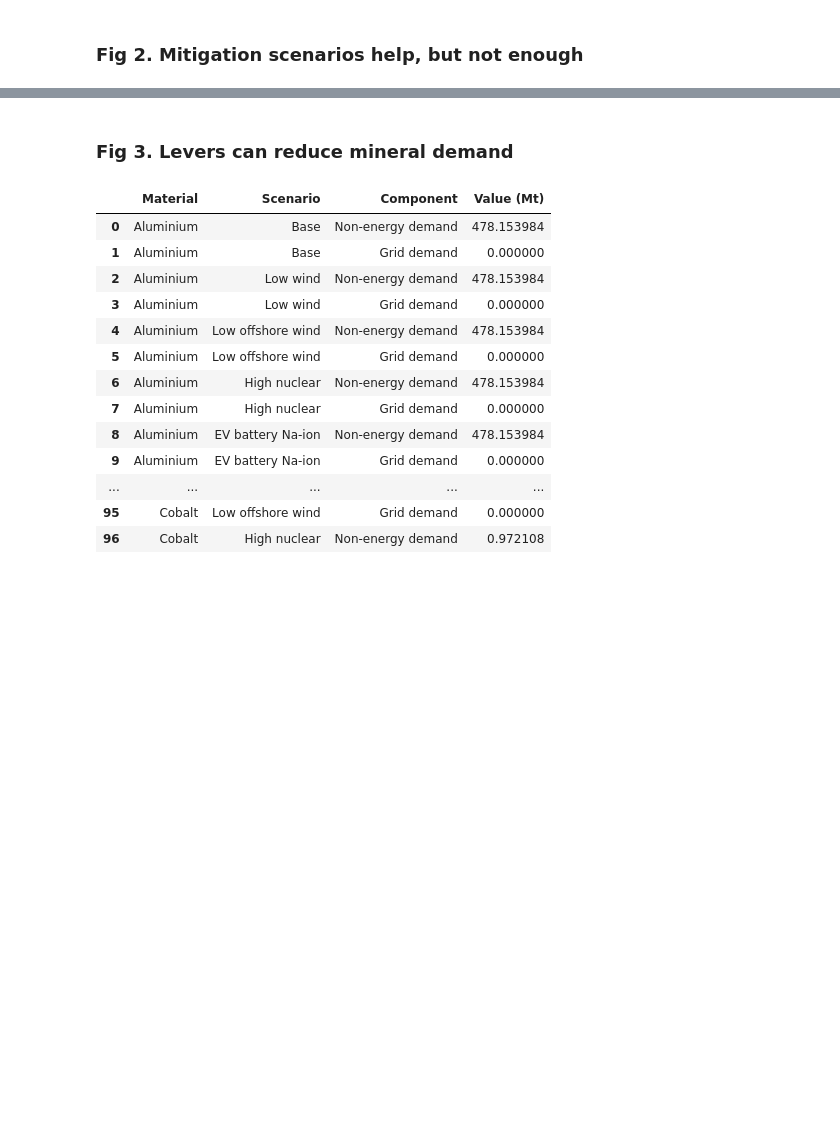
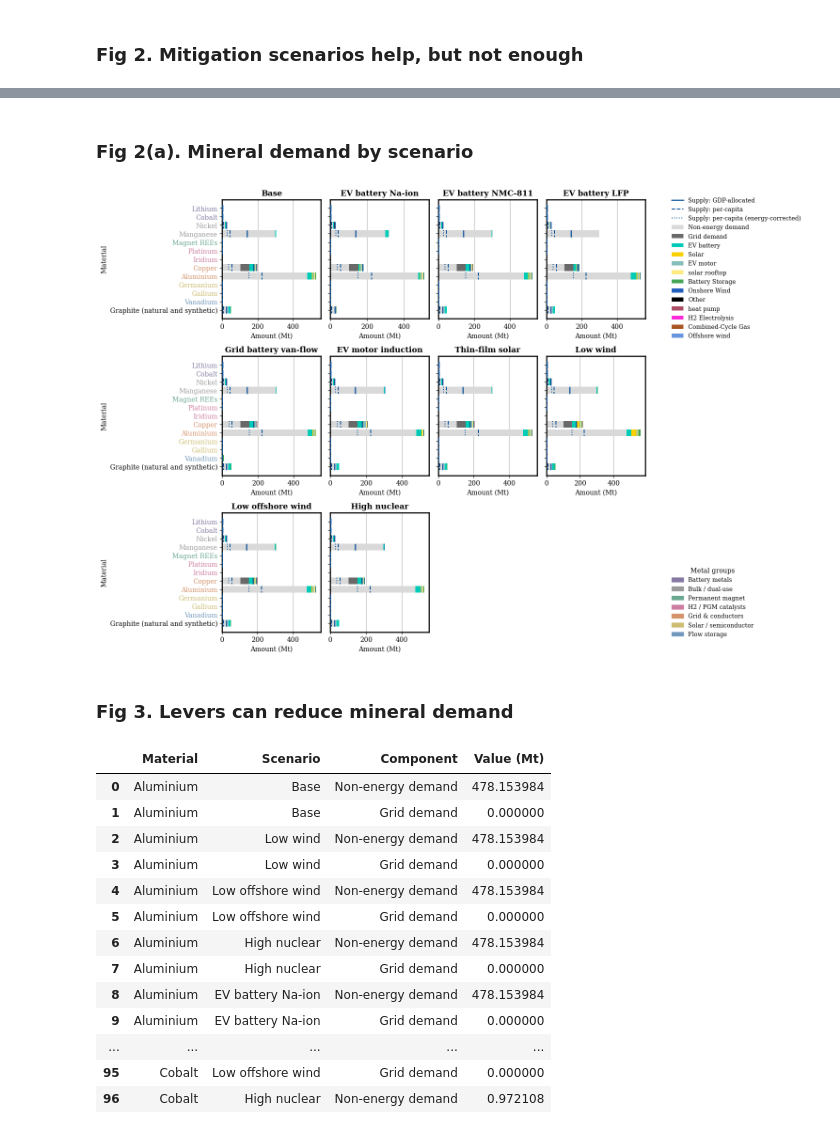
Before and after one commit to ayshaC/pypsa-eur, a Jupyter notebook: analysis/mineral_analysis.ipynb, the cells around one changed output, grey strips where cells are left out. Drawn from its saved outputs; the diff is of its cells as text; code cells hidden in the pictures; blank space fills up the shorter version.

```diff
--- a/analysis/mineral_analysis.ipynb
+++ b/analysis/mineral_analysis.ipynb
@@ -1615,3 +1641,17 @@ plot_mineral_scenario_comparison(
+# %% [markdown]
+### Fig 2(a). Mineral demand by scenario
+# %%
+# Fig 2, transposed: one panel per scenario, each metal a stacked bar.
+plot_scenario_mineral_comparison(
+    demand_df,
+    [("Supply", supply_df, "#08519c")],
+    material_groups=metal_groups,
+    scenario_groups=scenario_groups,
+    ncols=4,
+    figwidth=18,
+)
+# %% [output]
+[figure, added]
 # %% [markdown]
 ### Fig 3. Levers can reduce mineral demand
 # %%
```
Also changed, not shown: parts of 14 cells of this notebook.
